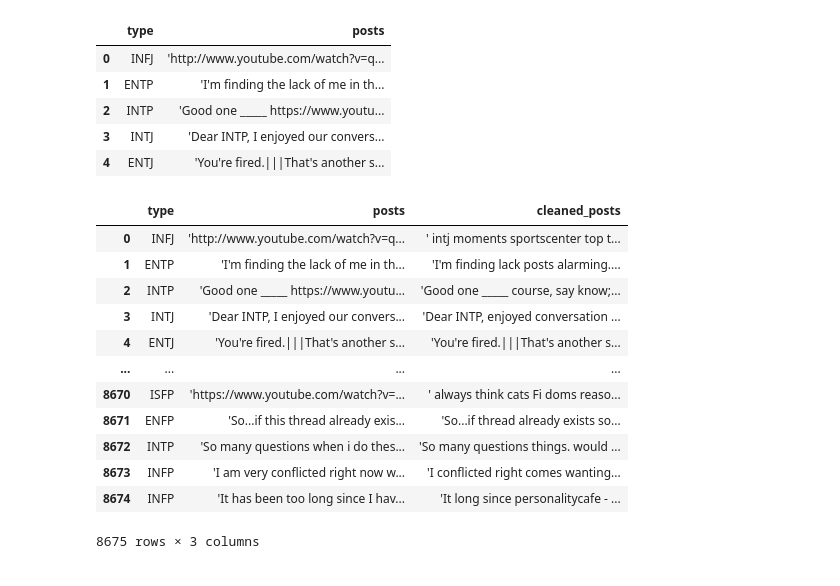
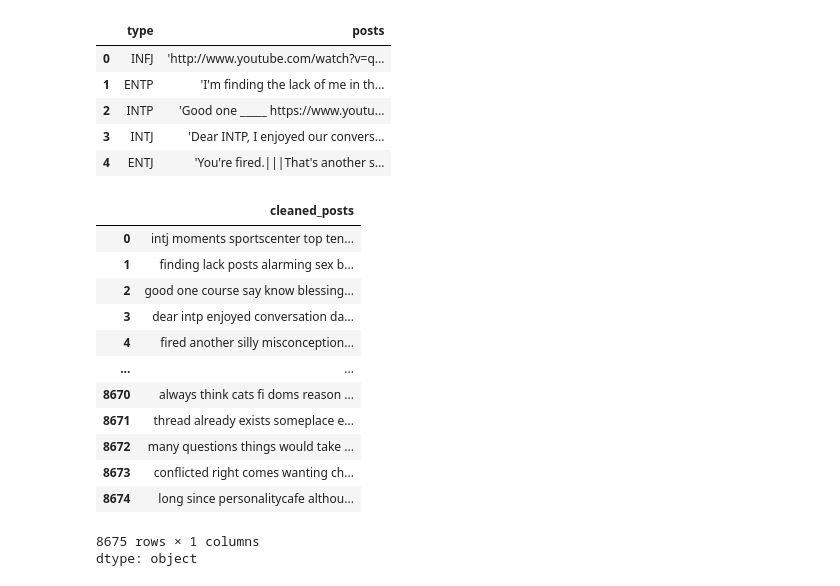
Before and after one commit to ampham03/673_proj, a Jupyter notebook: 673_proj.ipynb, the cells around one changed output. Saved outputs shown, nothing was run; the diff lists cells and outputs as text; code cells hidden in the pictures.

```diff
--- a/673_proj.ipynb
+++ b/673_proj.ipynb
@@ -78,24 +89,27 @@ df.head()
 | 4 | ENTJ | 'You're fired.|||That's another s... |
 # %%
 def clean_text(text):
+  text = text.lower() # convert text to lower case
   text = re.sub(r'http\S+|www\S+', '', text) # remove URLs
+  text = re.sub(r'[^a-z\s]', ' ', text) # remove special characters
   text = " ".join([word for word in text.split() if word.lower() not in stop_words]) # remove stopwords
   return text
 # %%
 df['cleaned_posts'] = df['posts'].apply(clean_text)
 # %%
-df
+df['cleaned_posts']
 # %% [output]
-|  | type | posts | cleaned_posts |
-| 0 | INFJ | 'http://www.youtube.com/watch?v=q... | ' intj moments sportscenter top t... |
-| 1 | ENTP | 'I'm finding the lack of me in th... | 'I'm finding lack posts alarming.... |
-| 2 | INTP | 'Good one _____ https://www.youtu... | 'Good one _____ course, say know;... |
-| 3 | INTJ | 'Dear INTP, I enjoyed our convers... | 'Dear INTP, enjoyed conversation ... |
-| 4 | ENTJ | 'You're fired.|||That's another s... | 'You're fired.|||That's another s... |
-| ... | ... | ... | ... |
-| 8670 | ISFP | 'https://www.youtube.com/watch?v=... | ' always think cats Fi doms reaso... |
-| 8671 | ENFP | 'So...if this thread already exis... | 'So...if thread already exists so... |
-| 8672 | INTP | 'So many questions when i do thes... | 'So many questions things. would ... |
-| 8673 | INFP | 'I am very conflicted right now w... | 'I conflicted right comes wanting... |
-| 8674 | INFP | 'It has been too long since I hav... | 'It long since personalitycafe - ... |
+|  | cleaned_posts |
+| 0 | intj moments sportscenter top ten... |
+| 1 | finding lack posts alarming sex b... |
+| 2 | good one course say know blessing... |
+| 3 | dear intp enjoyed conversation da... |
+| 4 | fired another silly misconception... |
+| ... | ... |
+| 8670 | always think cats fi doms reason ... |
+| 8671 | thread already exists someplace e... |
+| 8672 | many questions things would take ... |
+| 8673 | conflicted right comes wanting ch... |
+| 8674 | long since personalitycafe althou... |
-8675 rows × 3 columns
+8675 rows × 1 columns
+dtype: object
```
Also changed, not shown: parts of 15 cells of this notebook.
